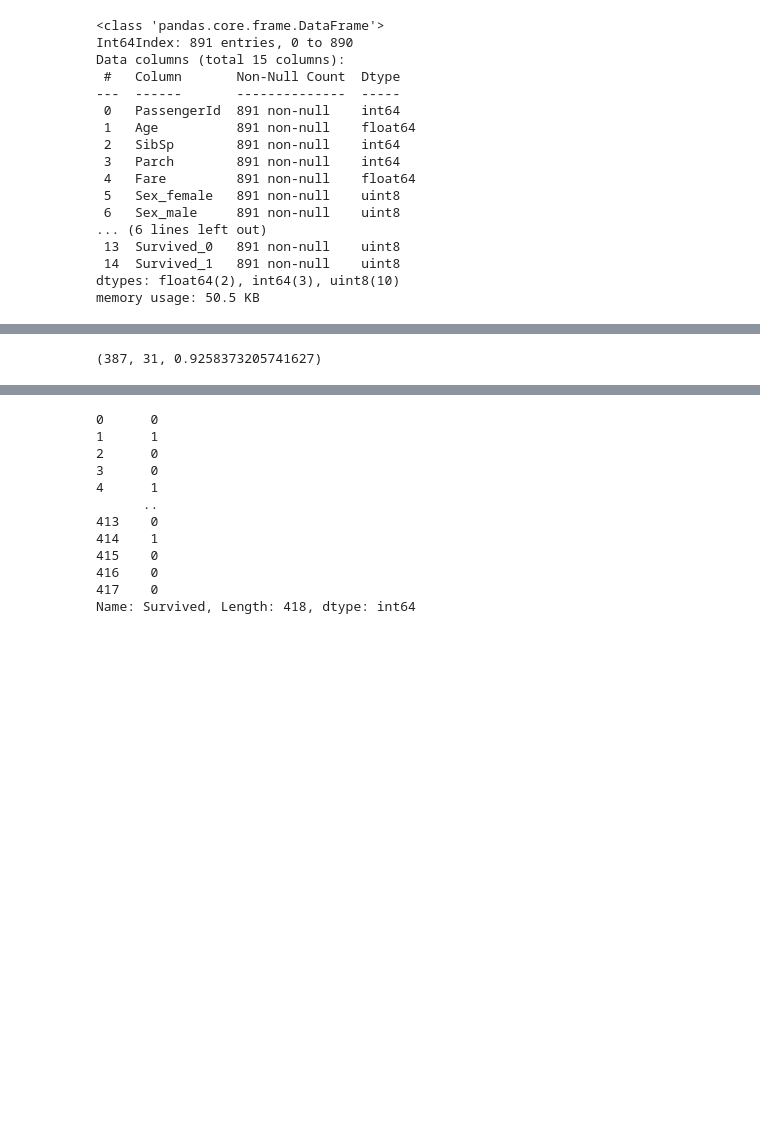
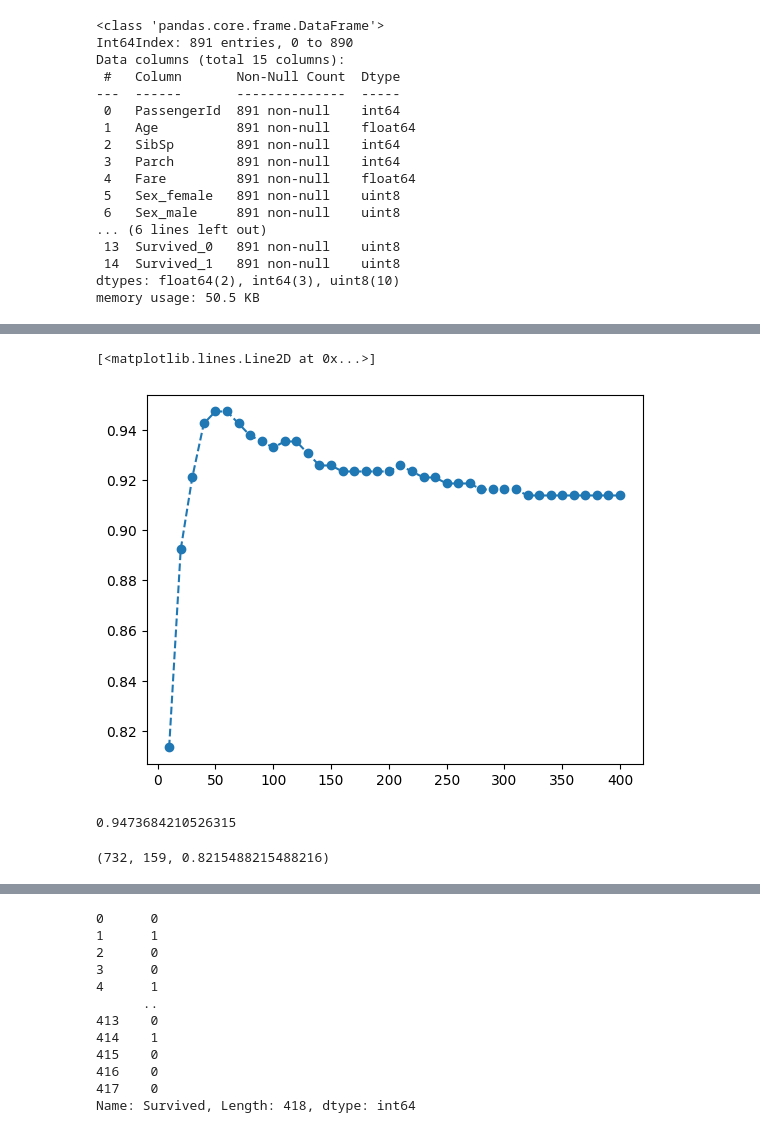
Before and after one commit to zzaiyan/kaggle-titanic, a Jupyter notebook: solve.ipynb, the cells around one changed output, grey strips where cells are left out. Cells and saved outputs as stored; diff of their text form; code cells hidden in the pictures; blank space fills up the shorter version.

```diff
--- a/solve.ipynb
+++ b/solve.ipynb
@@ -194,23 +144,39 @@ opt = torch.optim.Adam(model.parameters(), lr=0.001)
 # %%
-loader = DataLoader(titanic, batch_size=32, shuffle=True)
+loader = DataLoader(titanic, batch_size=16, shuffle=True)
 # loader = load_array([titanic.all_x.values[:891, 1:], titanic.all_y.values[:, 1:]], 32)
-# %%
-num_epoch = 100
-looper = tqdm(range(num_epoch))
-for epoch in looper:
-    model.train()
-    for batch, (X, y) in enumerate(loader):
-        pred = model(X)
-        l = loss(pred, y)
-
-        opt.zero_grad()
-        l.backward()
-        opt.step()
-
-        looper.set_description(f'loss = {round(l.item(), 5)}')
+# %%
+for i in range(20):
+    num_epoch = 10
+    looper = tqdm(range(num_epoch))
+    for epoch in looper:
+        l = train(model, loader, opt, loss)
+        looper.set_description(f'loss = {round(l, 5)}')
+
+    all_epoch += num_epoch
+
+    true_cnt, false_cnt = 0, 0
+    for idx in range(891, 1309):
+        output = model(titanic[idx][0])
+        if parse_output(output) == parse_output(titanic[idx][1]):
+            true_cnt += 1
+        else:
+            false_cnt += 1
+
+    curve_list.append((all_epoch, true_cnt/(true_cnt+false_cnt)))
+    curve_list[-1]
+# %%
+from matplotlib import pyplot as plt
+plt.plot([i[0] for i in curve_list], [i[1] for i in curve_list], 'o--')
+# %% [output]
+[<matplotlib.lines.Line2D at 0x...>]
+[figure, added]
+# %%
+max([i[1] for i in curve_list])
+# %% [output]
+0.9473684210526315
 # %%
 true_cnt, false_cnt = 0, 0
-for idx in range(891, 1309):
+for idx in range(0, 891):
     output = model(titanic[idx][0])
     if parse_output(output) == parse_output(titanic[idx][1]):
         true_cnt += 1
@@ -219,7 +185,7 @@ for idx in range(891, 1309):
 
 true_cnt, false_cnt, true_cnt/(true_cnt+false_cnt)
 # %% [output]
-(387, 31, 0.9258373205741627)
+(732, 159, 0.8215488215488216)
 # %%
 df1 = pd.read_csv('./test.csv')
 df2 = pd.read_csv('./gender_submission.csv')
```
Also changed, not shown: parts of 8 cells of this notebook.
